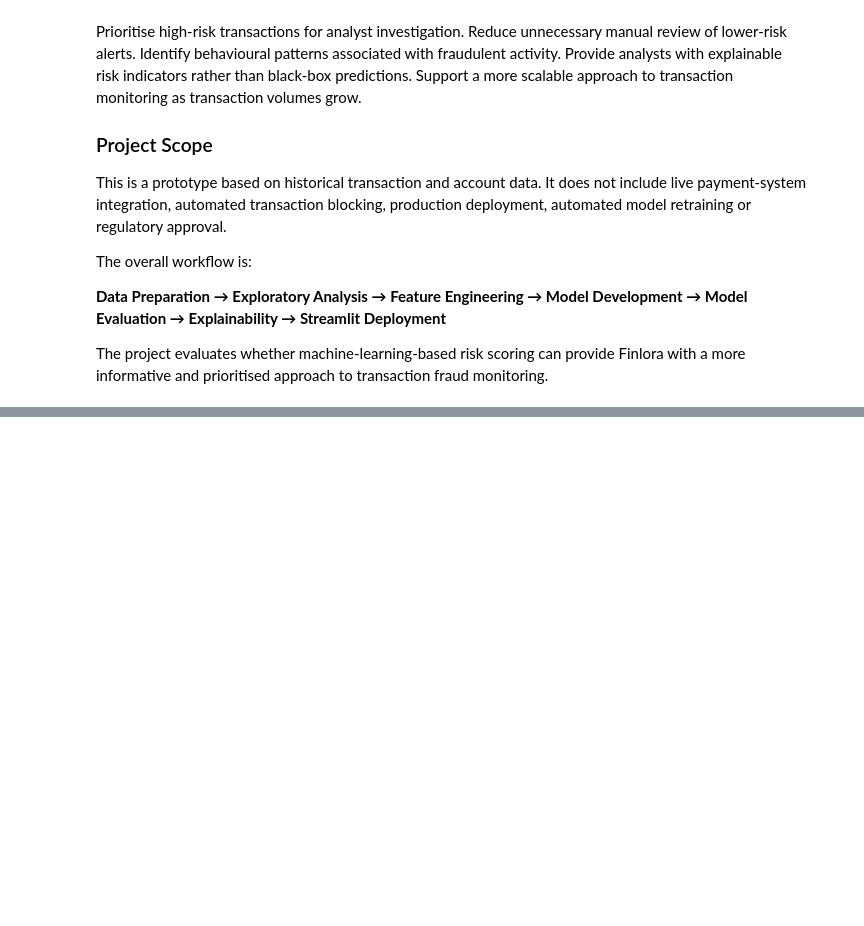
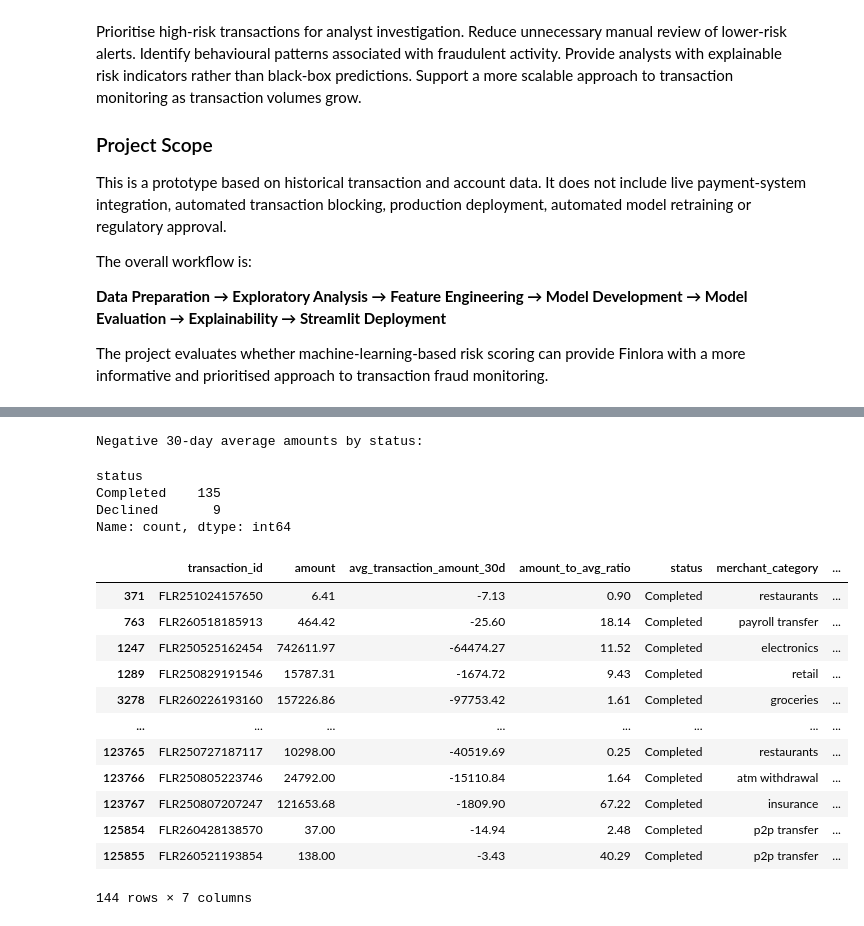
Before and after one commit to telvinpaul1/finlora_fraud_detection_and_risk_scoring, a Jupyter notebook: notebook/data_cleaning.ipynb, the cells around one changed output, grey strips where cells are left out. Saved outputs shown, nothing was run; the diff lists cells and outputs as text; code cells hidden in the pictures; blank space fills up the shorter version.

```diff
--- a/notebook/data_cleaning.ipynb
+++ b/notebook/data_cleaning.ipynb
@@ -1068,0 +528,52 @@ Cleaned datasets saved successfully.
+# %%
+# Check the transaction statuses associated with negative 30-day
+# average transaction amounts.
+
+negative_avg = transactions[
+    transactions["avg_transaction_amount_30d"] < 0
+]
+
+print("Negative 30-day average amounts by status:")
+
+display(
+    negative_avg["status"]
+    .value_counts(dropna=False)
+)
+# %% [output]
+Negative 30-day average amounts by status:
+status
+Completed    135
+Declined       9
+Name: count, dtype: int64
+# %%
+# Compare negative 30-day average transaction amounts with
+# the actual transaction amounts to investigate whether the
+# negative averages are consistent with the underlying transactions.
+
+display(
+    negative_avg[
+        [
+            "transaction_id",
+            "amount",
+            "avg_transaction_amount_30d",
+            "amount_to_avg_ratio",
+            "status",
+            "merchant_category",
+            "is_fraud"
+        ]
+    ]
+)
+# %% [output]
+|  | transaction_id | amount | avg_transaction_amount_30d | amount_to_avg_ratio | status | merchant_category | ... |
+| 371 | FLR251024157650 | 6.41 | -7.13 | 0.90 | Completed | restaurants | ... |
+| 763 | FLR260518185913 | 464.42 | -25.60 | 18.14 | Completed | payroll transfer | ... |
+| 1247 | FLR250525162454 | 742611.97 | -64474.27 | 11.52 | Completed | electronics | ... |
+| 1289 | FLR250829191546 | 15787.31 | -1674.72 | 9.43 | Completed | retail | ... |
+| 3278 | FLR260226193160 | 157226.86 | -97753.42 | 1.61 | Completed | groceries | ... |
+| ... | ... | ... | ... | ... | ... | ... | ... |
+| 123765 | FLR250727187117 | 10298.00 | -40519.69 | 0.25 | Completed | restaurants | ... |
+| 123766 | FLR250805223746 | 24792.00 | -15110.84 | 1.64 | Completed | atm withdrawal | ... |
+| 123767 | FLR250807207247 | 121653.68 | -1809.90 | 67.22 | Completed | insurance | ... |
+| 125854 | FLR260428138570 | 37.00 | -14.94 | 2.48 | Completed | p2p transfer | ... |
+| 125855 | FLR260521193854 | 138.00 | -3.43 | 40.29 | Completed | p2p transfer | ... |
+144 rows × 7 columns
```
Also changed, not shown: parts of 119 cells of this notebook, 9 other files.
